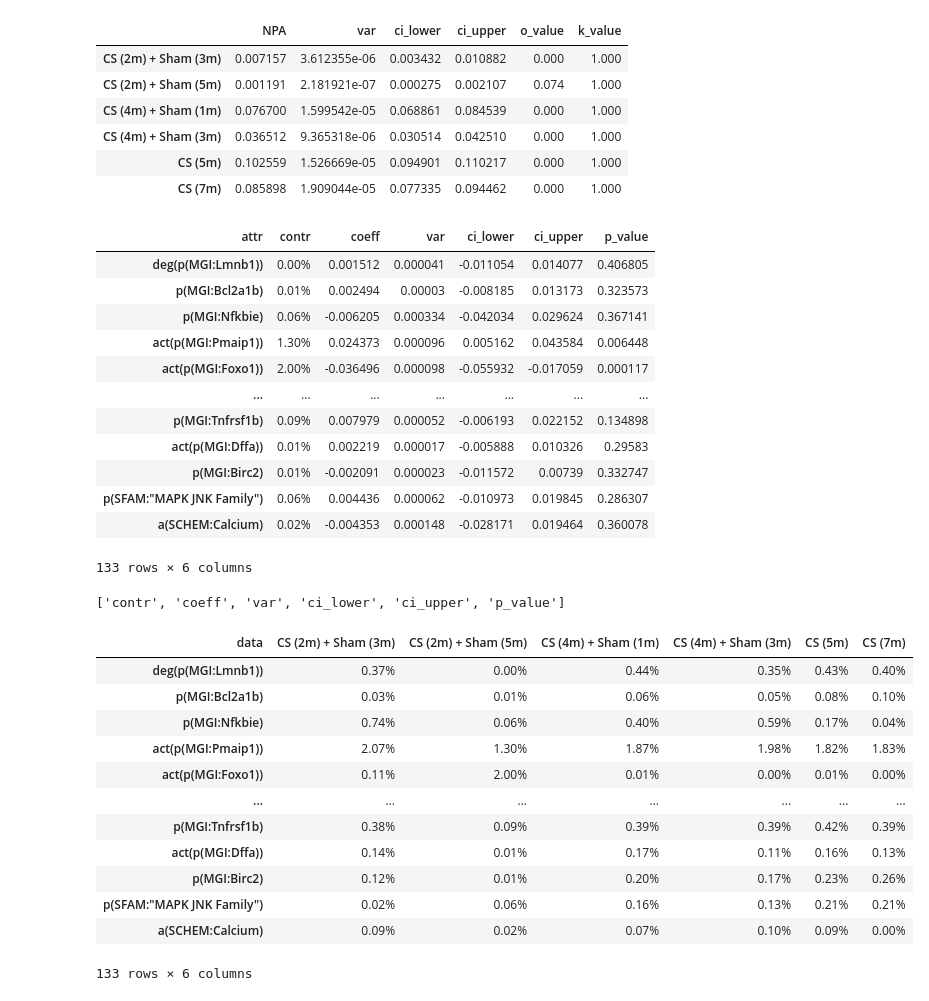
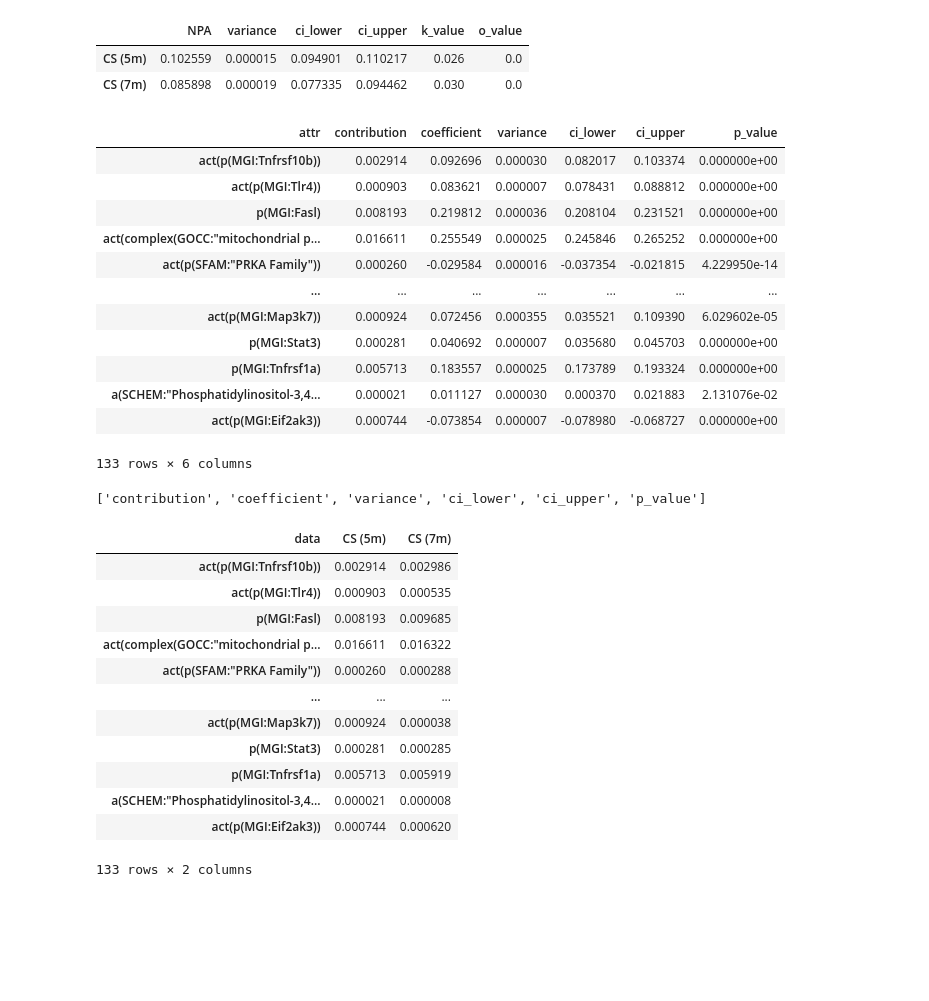
Before and after one commit to mikethenut/perturbationx, a Jupyter notebook: example.ipynb, the cells around one changed output. Cells and saved outputs as stored; diff of their text form; code cells hidden in the pictures; blank space fills up the shorter version.

```diff
--- a/example.ipynb
+++ b/example.ipynb
@@ -7,10 +7,10 @@ my_cbn = CausalNetwork.from_tsv("data/NPANetworks/Hs_CFA_Apoptosis_backbone.tsv"
 # %%
 datasets = dict()
 
-datasets["CS (2m) + Sham (3m)"] = pd.read_table("./data/COPD1/CS (2m) + Sham (3m).tsv")
-datasets["CS (2m) + Sham (5m)"] = pd.read_table("./data/COPD1/CS (2m) + Sham (5m).tsv")
-datasets["CS (4m) + Sham (1m)"] = pd.read_table("./data/COPD1/CS (4m) + Sham (1m).tsv")
-datasets["CS (4m) + Sham (3m)"] = pd.read_table("./data/COPD1/CS (4m) + Sham (3m).tsv")
+# datasets["CS (2m) + Sham (3m)"] = pd.read_table("./data/COPD1/CS (2m) + Sham (3m).tsv")
+# datasets["CS (2m) + Sham (5m)"] = pd.read_table("./data/COPD1/CS (2m) + Sham (5m).tsv")
+# datasets["CS (4m) + Sham (1m)"] = pd.read_table("./data/COPD1/CS (4m) + Sham (1m).tsv")
+# datasets["CS (4m) + Sham (3m)"] = pd.read_table("./data/COPD1/CS (4m) + Sham (3m).tsv")
 datasets["CS (5m)"] = pd.read_table("./data/COPD1/CS (5m).tsv")
 datasets["CS (7m)"] = pd.read_table("./data/COPD1/CS (7m).tsv")
 
@@ -21,49 +30,45 @@ results = my_cbn.compute_npa(datasets)
 # %%
 display(results.global_info())
 # %% [output]
-|  | NPA | var | ci_lower | ci_upper | o_value | k_value |
-| CS (2m) + Sham (3m) | 0.007157 | 3.612355e-06 | 0.003432 | 0.010882 | 0.000 | 1.000 |
-| CS (2m) + Sham (5m) | 0.001191 | 2.181921e-07 | 0.000275 | 0.002107 | 0.074 | 1.000 |
-| CS (4m) + Sham (1m) | 0.076700 | 1.599542e-05 | 0.068861 | 0.084539 | 0.000 | 1.000 |
-| CS (4m) + Sham (3m) | 0.036512 | 9.365318e-06 | 0.030514 | 0.042510 | 0.000 | 1.000 |
-| CS (5m) | 0.102559 | 1.526669e-05 | 0.094901 | 0.110217 | 0.000 | 1.000 |
-| CS (7m) | 0.085898 | 1.909044e-05 | 0.077335 | 0.094462 | 0.000 | 1.000 |
+|  | NPA | variance | ci_lower | ci_upper | k_value | o_value |
+| CS (5m) | 0.102559 | 0.000015 | 0.094901 | 0.110217 | 0.026 | 0.0 |
+| CS (7m) | 0.085898 | 0.000019 | 0.077335 | 0.094462 | 0.030 | 0.0 |
 # %%
-display(results.node_info("CS (2m) + Sham (5m)"))
+display(results.node_info("CS (5m)"))
 # %% [output]
-| attr | contr | coeff | var | ci_lower | ci_upper | p_value |
-| deg(p(MGI:Lmnb1)) | 0.00% | 0.001512 | 0.000041 | -0.011054 | 0.014077 | 0.406805 |
-| p(MGI:Bcl2a1b) | 0.01% | 0.002494 | 0.00003 | -0.008185 | 0.013173 | 0.323573 |
-| p(MGI:Nfkbie) | 0.06% | -0.006205 | 0.000334 | -0.042034 | 0.029624 | 0.367141 |
-| act(p(MGI:Pmaip1)) | 1.30% | 0.024373 | 0.000096 | 0.005162 | 0.043584 | 0.006448 |
-| act(p(MGI:Foxo1)) | 2.00% | -0.036496 | 0.000098 | -0.055932 | -0.017059 | 0.000117 |
+| attr | contribution | coefficient | variance | ci_lower | ci_upper | p_value |
+| act(p(MGI:Tnfrsf10b)) | 0.002914 | 0.092696 | 0.000030 | 0.082017 | 0.103374 | 0.000000e+00 |
+| act(p(MGI:Tlr4)) | 0.000903 | 0.083621 | 0.000007 | 0.078431 | 0.088812 | 0.000000e+00 |
+| p(MGI:Fasl) | 0.008193 | 0.219812 | 0.000036 | 0.208104 | 0.231521 | 0.000000e+00 |
+| act(complex(GOCC:"mitochondrial p... | 0.016611 | 0.255549 | 0.000025 | 0.245846 | 0.265252 | 0.000000e+00 |
+| act(p(SFAM:"PRKA Family")) | 0.000260 | -0.029584 | 0.000016 | -0.037354 | -0.021815 | 4.229950e-14 |
 | ... | ... | ... | ... | ... | ... | ... |
-| p(MGI:Tnfrsf1b) | 0.09% | 0.007979 | 0.000052 | -0.006193 | 0.022152 | 0.134898 |
-| act(p(MGI:Dffa)) | 0.01% | 0.002219 | 0.000017 | -0.005888 | 0.010326 | 0.29583 |
-| p(MGI:Birc2) | 0.01% | -0.002091 | 0.000023 | -0.011572 | 0.00739 | 0.332747 |
-| p(SFAM:"MAPK JNK Family") | 0.06% | 0.004436 | 0.000062 | -0.010973 | 0.019845 | 0.286307 |
-| a(SCHEM:Calcium) | 0.02% | -0.004353 | 0.000148 | -0.028171 | 0.019464 | 0.360078 |
+| act(p(MGI:Map3k7)) | 0.000924 | 0.072456 | 0.000355 | 0.035521 | 0.109390 | 6.029602e-05 |
+| p(MGI:Stat3) | 0.000281 | 0.040692 | 0.000007 | 0.035680 | 0.045703 | 0.000000e+00 |
+| p(MGI:Tnfrsf1a) | 0.005713 | 0.183557 | 0.000025 | 0.173789 | 0.193324 | 0.000000e+00 |
+| a(SCHEM:"Phosphatidylinositol-3,4... | 0.000021 | 0.011127 | 0.000030 | 0.000370 | 0.021883 | 2.131076e-02 |
+| act(p(MGI:Eif2ak3)) | 0.000744 | -0.073854 | 0.000007 | -0.078980 | -0.068727 | 0.000000e+00 |
 133 rows × 6 columns
 # %%
 results.node_attributes()
 # %% [output]
-['contr', 'coeff', 'var', 'ci_lower', 'ci_upper', 'p_value']
+['contribution', 'coefficient', 'variance', 'ci_lower', 'ci_upper', 'p_value']
 # %%
-display(results.node_info("contr"))
+display(results.node_info("contribution"))
 # %% [output]
-| data | CS (2m) + Sham (3m) | CS (2m) + Sham (5m) | CS (4m) + Sham (1m) | CS (4m) + Sham (3m) | CS (5m) | CS (7m) |
-| deg(p(MGI:Lmnb1)) | 0.37% | 0.00% | 0.44% | 0.35% | 0.43% | 0.40% |
-| p(MGI:Bcl2a1b) | 0.03% | 0.01% | 0.06% | 0.05% | 0.08% | 0.10% |
-| p(MGI:Nfkbie) | 0.74% | 0.06% | 0.40% | 0.59% | 0.17% | 0.04% |
-| act(p(MGI:Pmaip1)) | 2.07% | 1.30% | 1.87% | 1.98% | 1.82% | 1.83% |
-| act(p(MGI:Foxo1)) | 0.11% | 2.00% | 0.01% | 0.00% | 0.01% | 0.00% |
-| ... | ... | ... | ... | ... | ... | ... |
-| p(MGI:Tnfrsf1b) | 0.38% | 0.09% | 0.39% | 0.39% | 0.42% | 0.39% |
-| act(p(MGI:Dffa)) | 0.14% | 0.01% | 0.17% | 0.11% | 0.16% | 0.13% |
-| p(MGI:Birc2) | 0.12% | 0.01% | 0.20% | 0.17% | 0.23% | 0.26% |
-| p(SFAM:"MAPK JNK Family") | 0.02% | 0.06% | 0.16% | 0.13% | 0.21% | 0.21% |
-| a(SCHEM:Calcium) | 0.09% | 0.02% | 0.07% | 0.10% | 0.09% | 0.00% |
+| data | CS (5m) | CS (7m) |
+| act(p(MGI:Tnfrsf10b)) | 0.002914 | 0.002986 |
+| act(p(MGI:Tlr4)) | 0.000903 | 0.000535 |
+| p(MGI:Fasl) | 0.008193 | 0.009685 |
+| act(complex(GOCC:"mitochondrial p... | 0.016611 | 0.016322 |
+| act(p(SFAM:"PRKA Family")) | 0.000260 | 0.000288 |
+| ... | ... | ... |
+| act(p(MGI:Map3k7)) | 0.000924 | 0.000038 |
+| p(MGI:Stat3) | 0.000281 | 0.000285 |
+| p(MGI:Tnfrsf1a) | 0.005713 | 0.005919 |
+| a(SCHEM:"Phosphatidylinositol-3,4... | 0.000021 | 0.000008 |
+| act(p(MGI:Eif2ak3)) | 0.000744 | 0.000620 |
-133 rows × 6 columns
+133 rows × 2 columns
 # %%
 results.distributions()
 # %% [output]
```
Also changed, not shown: parts of 6 cells of this notebook, 11 other files.
